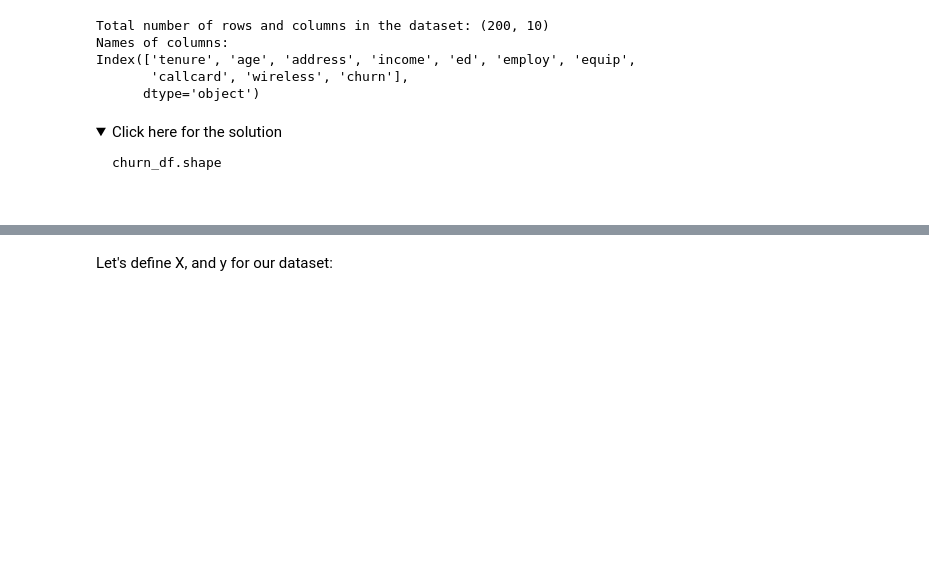
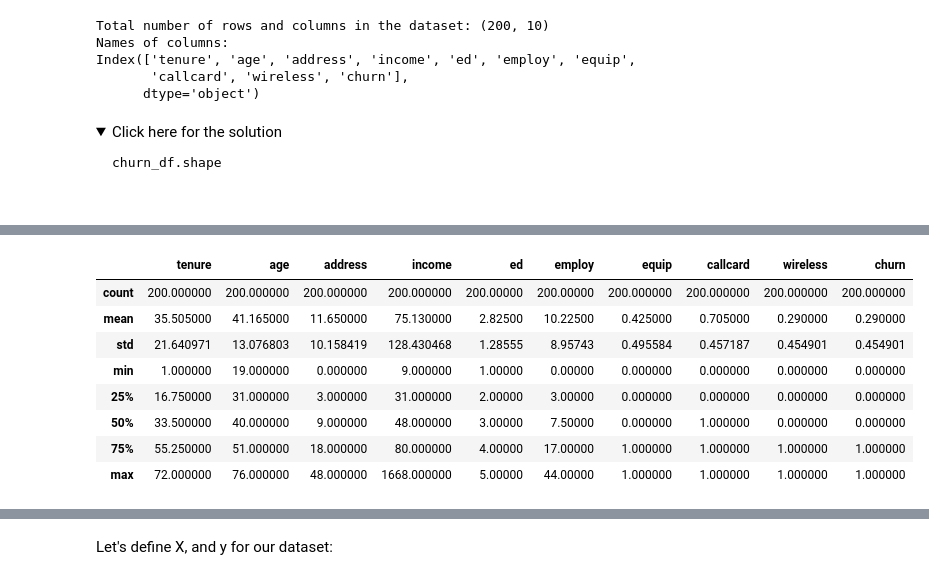
Before and after one commit to re-compsci/lab-logistic-regression-with-python, a Jupyter notebook: lab-logistic-regression-with-python.ipynb, the cells around one changed output, grey strips where cells are left out. Drawn from its saved outputs; the diff is of its cells as text; code cells hidden in the pictures; folded sections open; blank space fills up the shorter version.

```diff
--- a/lab-logistic-regression-with-python.ipynb
+++ b/lab-logistic-regression-with-python.ipynb
@@ -213,0 +208,12 @@ churn_df.shape
+# %%
+churn_df.describe()
+# %% [output]
+|  | tenure | age | address | income | ed | employ | equip | callcard | wireless | churn |
+| count | 200.000000 | 200.000000 | 200.000000 | 200.000000 | 200.00000 | 200.00000 | 200.000000 | 200.000000 | 200.000000 | 200.000000 |
+| mean | 35.505000 | 41.165000 | 11.650000 | 75.130000 | 2.82500 | 10.22500 | 0.425000 | 0.705000 | 0.290000 | 0.290000 |
+| std | 21.640971 | 13.076803 | 10.158419 | 128.430468 | 1.28555 | 8.95743 | 0.495584 | 0.457187 | 0.454901 | 0.454901 |
+| min | 1.000000 | 19.000000 | 0.000000 | 9.000000 | 1.00000 | 0.00000 | 0.000000 | 0.000000 | 0.000000 | 0.000000 |
+| 25% | 16.750000 | 31.000000 | 3.000000 | 31.000000 | 2.00000 | 3.00000 | 0.000000 | 0.000000 | 0.000000 | 0.000000 |
+| 50% | 33.500000 | 40.000000 | 9.000000 | 48.000000 | 3.00000 | 7.50000 | 0.000000 | 1.000000 | 0.000000 | 0.000000 |
+| 75% | 55.250000 | 51.000000 | 18.000000 | 80.000000 | 4.00000 | 17.00000 | 1.000000 | 1.000000 | 1.000000 | 1.000000 |
+| max | 72.000000 | 76.000000 | 48.000000 | 1668.000000 | 5.00000 | 44.00000 | 1.000000 | 1.000000 | 1.000000 | 1.000000 |
```
Also changed, not shown: parts of 7 cells of this notebook.
